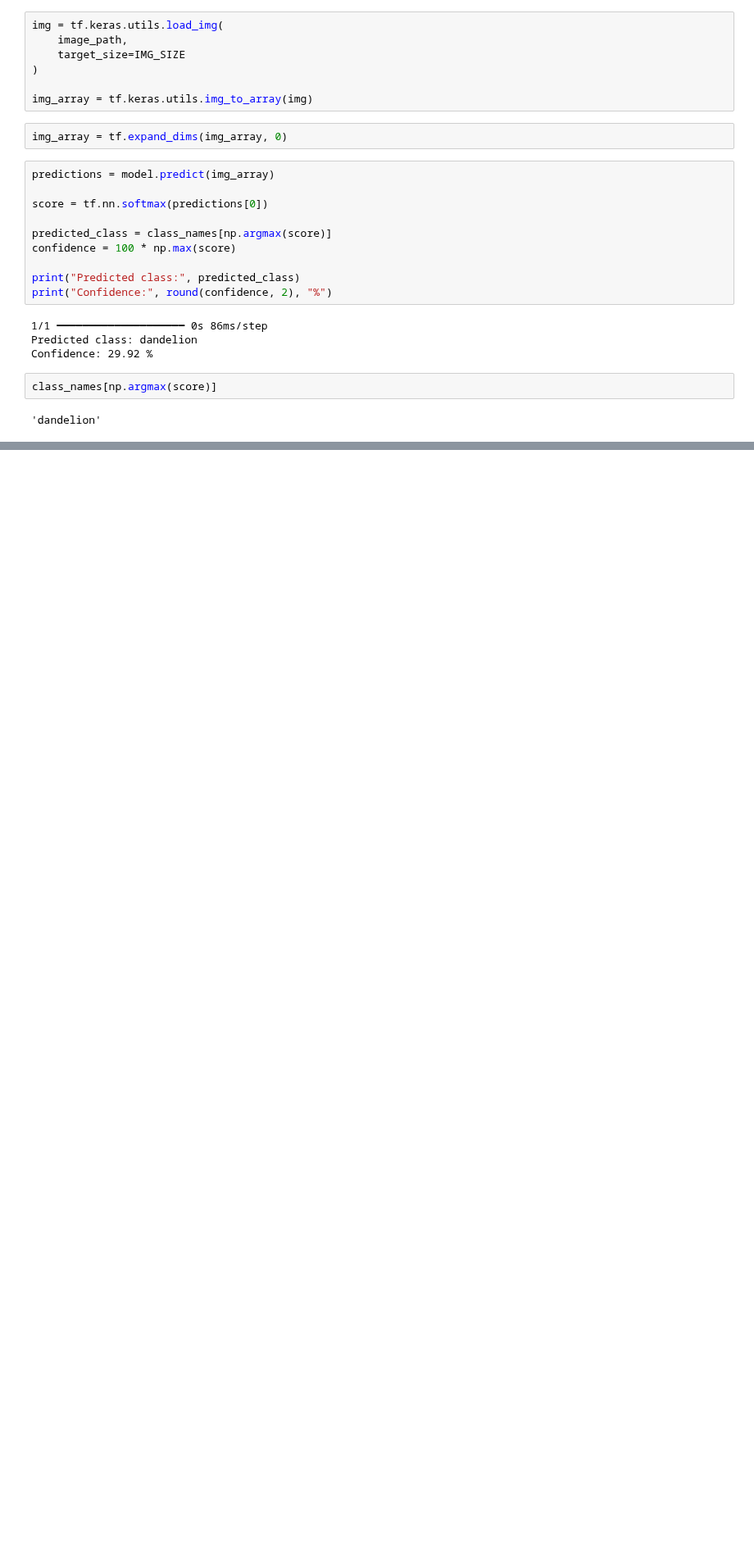
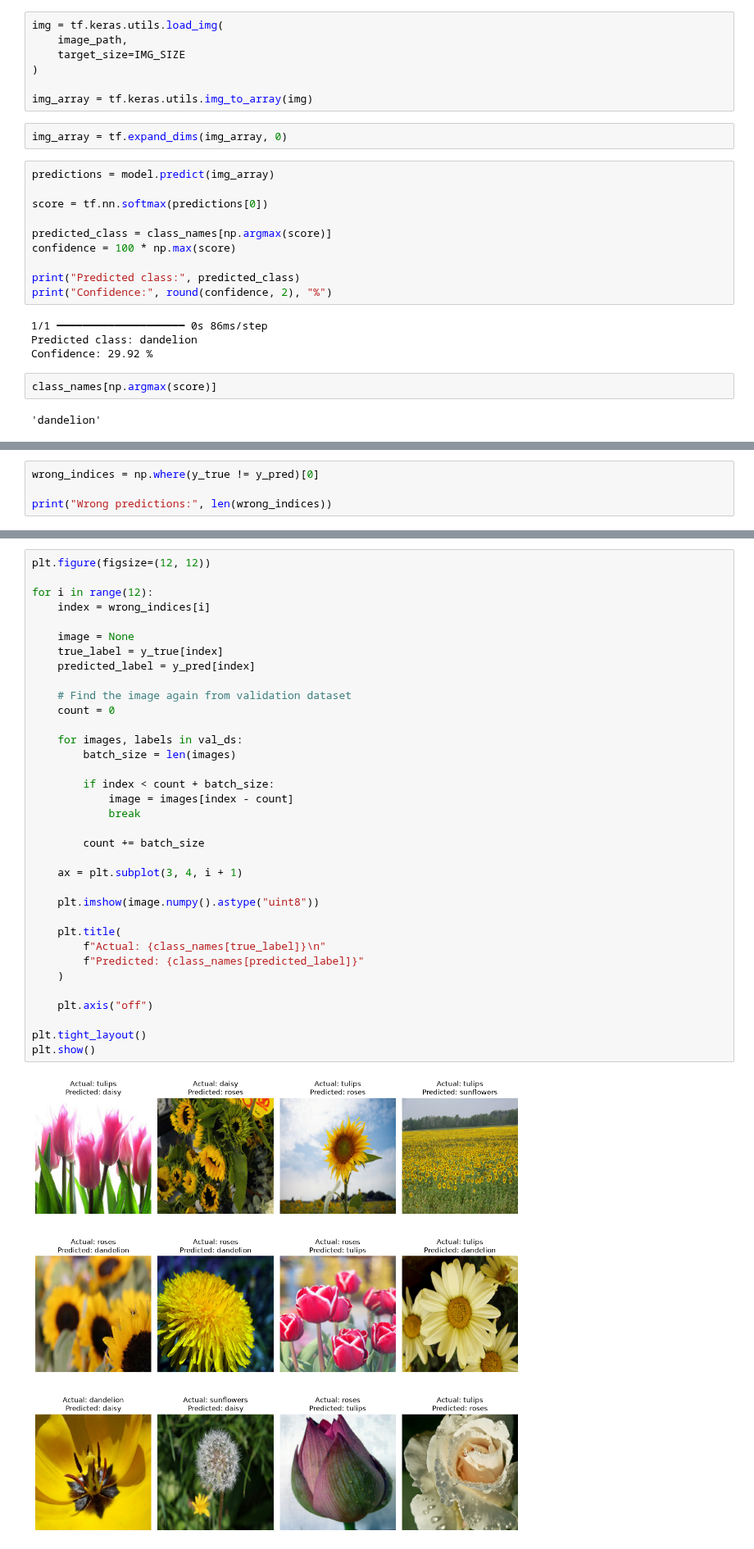
Before and after one commit to pranjal7-81/flower-classification, a Jupyter notebook: flower_classification.ipynb, the cells around one changed output, grey strips where cells are left out. Shown at 82% size. Drawn from its saved outputs; the diff is of its cells as text; blank space fills up the shorter version.

```diff
--- a/flower_classification.ipynb
+++ b/flower_classification.ipynb
@@ -267,0 +416,4 @@ class_names[np.argmax(score)]
+# %%
+wrong_indices = np.where(y_true != y_pred)[0]
+
+print("Wrong predictions:", len(wrong_indices))
@@ -267,0 +422,37 @@ class_names[np.argmax(score)]
+# %%
+plt.figure(figsize=(12, 12))
+
+for i in range(12):
+    index = wrong_indices[i]
+
+    image = None
+    true_label = y_true[index]
+    predicted_label = y_pred[index]
+
+    # Find the image again from validation dataset
+    count = 0
+
+    for images, labels in val_ds:
+        batch_size = len(images)
+
+        if index < count + batch_size:
+            image = images[index - count]
+            break
+
+        count += batch_size
+
+    ax = plt.subplot(3, 4, i + 1)
+
+    plt.imshow(image.numpy().astype("uint8"))
+
+    plt.title(
+        f"Actual: {class_names[true_label]}\n"
+        f"Predicted: {class_names[predicted_label]}"
+    )
+
+    plt.axis("off")
+
+plt.tight_layout()
+plt.show()
+# %% [output]
+[figure, added]
```
Also changed, not shown: parts of 15 cells of this notebook.
